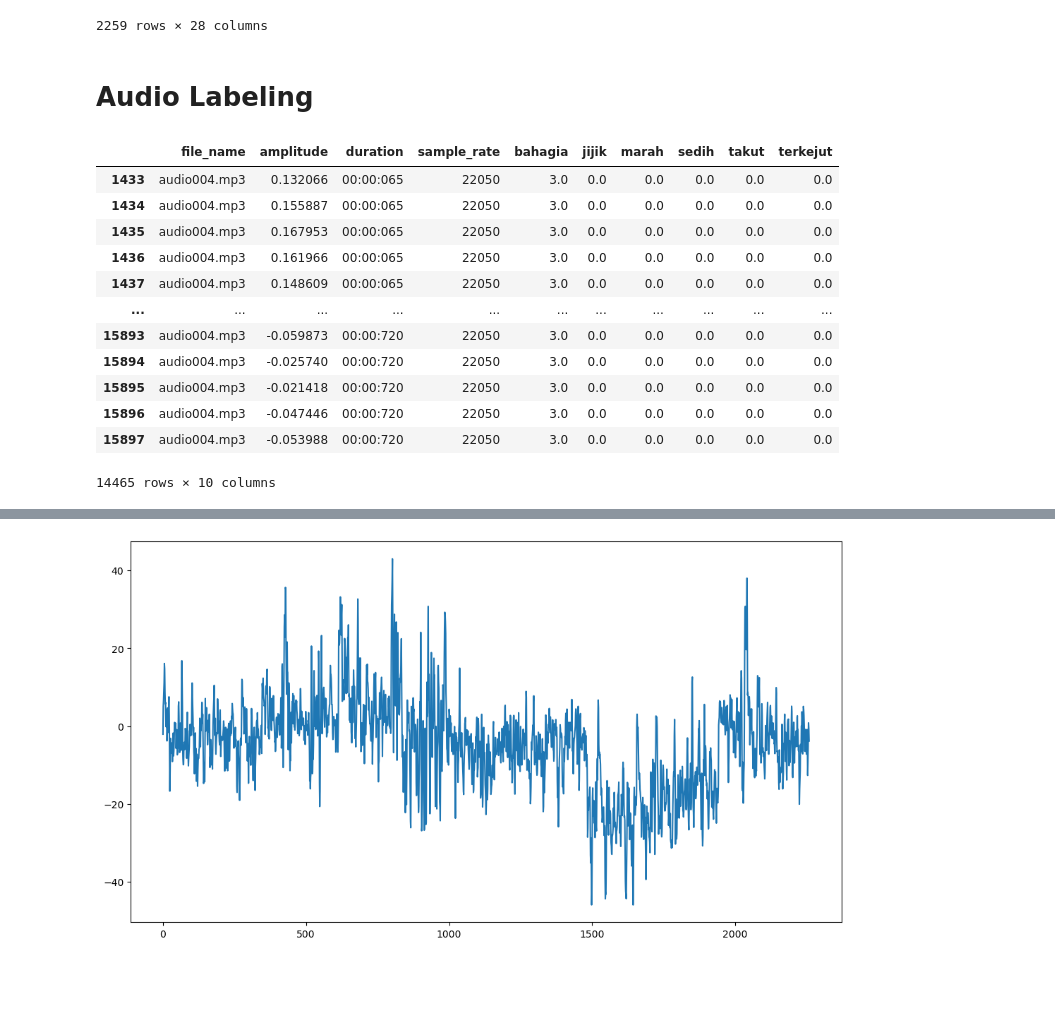
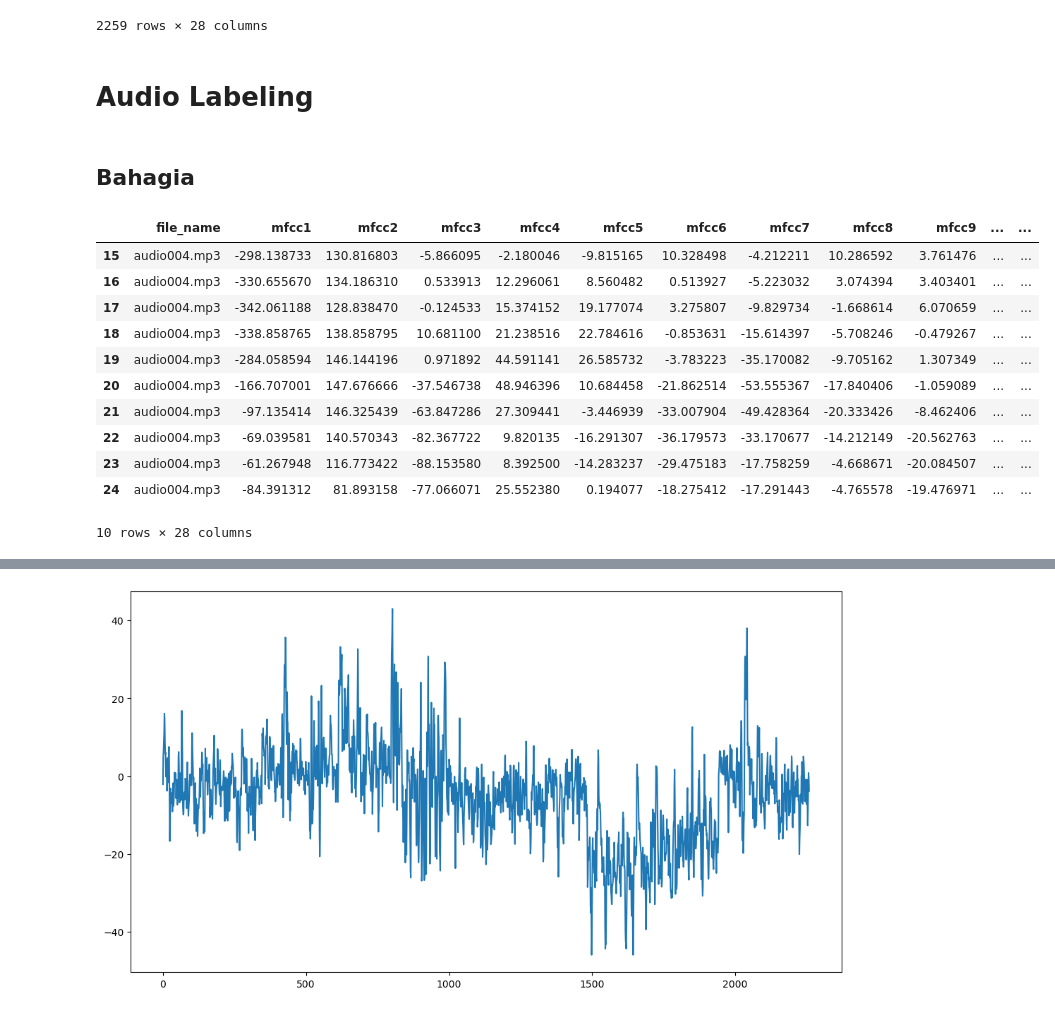
Before and after one commit to mwahid60/audio_preprocesing, a Jupyter notebook: emotion.ipynb, the cells around one changed output, grey strips where cells are left out. Drawn from its saved outputs; the diff is of its cells as text; code cells hidden in the pictures; blank space fills up the shorter version.

```diff
--- a/emotion.ipynb
+++ b/emotion.ipynb
@@ -119,4 +119,4 @@ df
 | 2258 | audio009.mp3 | -379.716431 | 142.749084 | 22.753014 | 23.795343 | 8.642907 | 1.118332 | -4.099216 | 5.991308 | 12.586668 | ... | ... |
 2259 rows × 28 columns
 # %% [markdown]
-# Audio Labeling
+# **Audio Labeling**
@@ -133,16 +123,2 @@ df.loc[filter_004_02, 'bahagia'] = 2
-# %%
-df.loc[filter_004_01]
-# %% [output]
-|  | file_name | amplitude | duration | sample_rate | bahagia | jijik | marah | sedih | takut | terkejut |
-| 1433 | audio004.mp3 | 0.132066 | 00:00:065 | 22050 | 3.0 | 0.0 | 0.0 | 0.0 | 0.0 | 0.0 |
-| 1434 | audio004.mp3 | 0.155887 | 00:00:065 | 22050 | 3.0 | 0.0 | 0.0 | 0.0 | 0.0 | 0.0 |
-| 1435 | audio004.mp3 | 0.167953 | 00:00:065 | 22050 | 3.0 | 0.0 | 0.0 | 0.0 | 0.0 | 0.0 |
-| 1436 | audio004.mp3 | 0.161966 | 00:00:065 | 22050 | 3.0 | 0.0 | 0.0 | 0.0 | 0.0 | 0.0 |
-| 1437 | audio004.mp3 | 0.148609 | 00:00:065 | 22050 | 3.0 | 0.0 | 0.0 | 0.0 | 0.0 | 0.0 |
-| ... | ... | ... | ... | ... | ... | ... | ... | ... | ... | ... |
-| 15893 | audio004.mp3 | -0.059873 | 00:00:720 | 22050 | 3.0 | 0.0 | 0.0 | 0.0 | 0.0 | 0.0 |
-| 15894 | audio004.mp3 | -0.025740 | 00:00:720 | 22050 | 3.0 | 0.0 | 0.0 | 0.0 | 0.0 | 0.0 |
-| 15895 | audio004.mp3 | -0.021418 | 00:00:720 | 22050 | 3.0 | 0.0 | 0.0 | 0.0 | 0.0 | 0.0 |
-| 15896 | audio004.mp3 | -0.047446 | 00:00:720 | 22050 | 3.0 | 0.0 | 0.0 | 0.0 | 0.0 | 0.0 |
-| 15897 | audio004.mp3 | -0.053988 | 00:00:720 | 22050 | 3.0 | 0.0 | 0.0 | 0.0 | 0.0 | 0.0 |
-14465 rows × 10 columns
+# %% [markdown]
+## Bahagia
@@ -149,3 +154,18 @@ df.loc[filter_004_01]
+# %%
+df.loc[df['file_name']=='audio004.mp3'][15:25]
+# %% [output]
+|  | file_name | mfcc1 | mfcc2 | mfcc3 | mfcc4 | mfcc5 | mfcc6 | mfcc7 | mfcc8 | mfcc9 | ... | ... |
+| 15 | audio004.mp3 | -298.138733 | 130.816803 | -5.866095 | -2.180046 | -9.815165 | 10.328498 | -4.212211 | 10.286592 | 3.761476 | ... | ... |
+| 16 | audio004.mp3 | -330.655670 | 134.186310 | 0.533913 | 12.296061 | 8.560482 | 0.513927 | -5.223032 | 3.074394 | 3.403401 | ... | ... |
+| 17 | audio004.mp3 | -342.061188 | 128.838470 | -0.124533 | 15.374152 | 19.177074 | 3.275807 | -9.829734 | -1.668614 | 6.070659 | ... | ... |
+| 18 | audio004.mp3 | -338.858765 | 138.858795 | 10.681100 | 21.238516 | 22.784616 | -0.853631 | -15.614397 | -5.708246 | -0.479267 | ... | ... |
+| 19 | audio004.mp3 | -284.058594 | 146.144196 | 0.971892 | 44.591141 | 26.585732 | -3.783223 | -35.170082 | -9.705162 | 1.307349 | ... | ... |
+| 20 | audio004.mp3 | -166.707001 | 147.676666 | -37.546738 | 48.946396 | 10.684458 | -21.862514 | -53.555367 | -17.840406 | -1.059089 | ... | ... |
+| 21 | audio004.mp3 | -97.135414 | 146.325439 | -63.847286 | 27.309441 | -3.446939 | -33.007904 | -49.428364 | -20.333426 | -8.462406 | ... | ... |
+| 22 | audio004.mp3 | -69.039581 | 140.570343 | -82.367722 | 9.820135 | -16.291307 | -36.179573 | -33.170677 | -14.212149 | -20.562763 | ... | ... |
+| 23 | audio004.mp3 | -61.267948 | 116.773422 | -88.153580 | 8.392500 | -14.283237 | -29.475183 | -17.758259 | -4.668671 | -20.084507 | ... | ... |
+| 24 | audio004.mp3 | -84.391312 | 81.893158 | -77.066071 | 25.552380 | 0.194077 | -18.275412 | -17.291443 | -4.765578 | -19.476971 | ... | ... |
+10 rows × 28 columns
 # %%
 df[df['file_name']== 'audio003.mp3'].tail(5)
 # %% [output]
```
Also changed, not shown: parts of 3 cells of this notebook.
